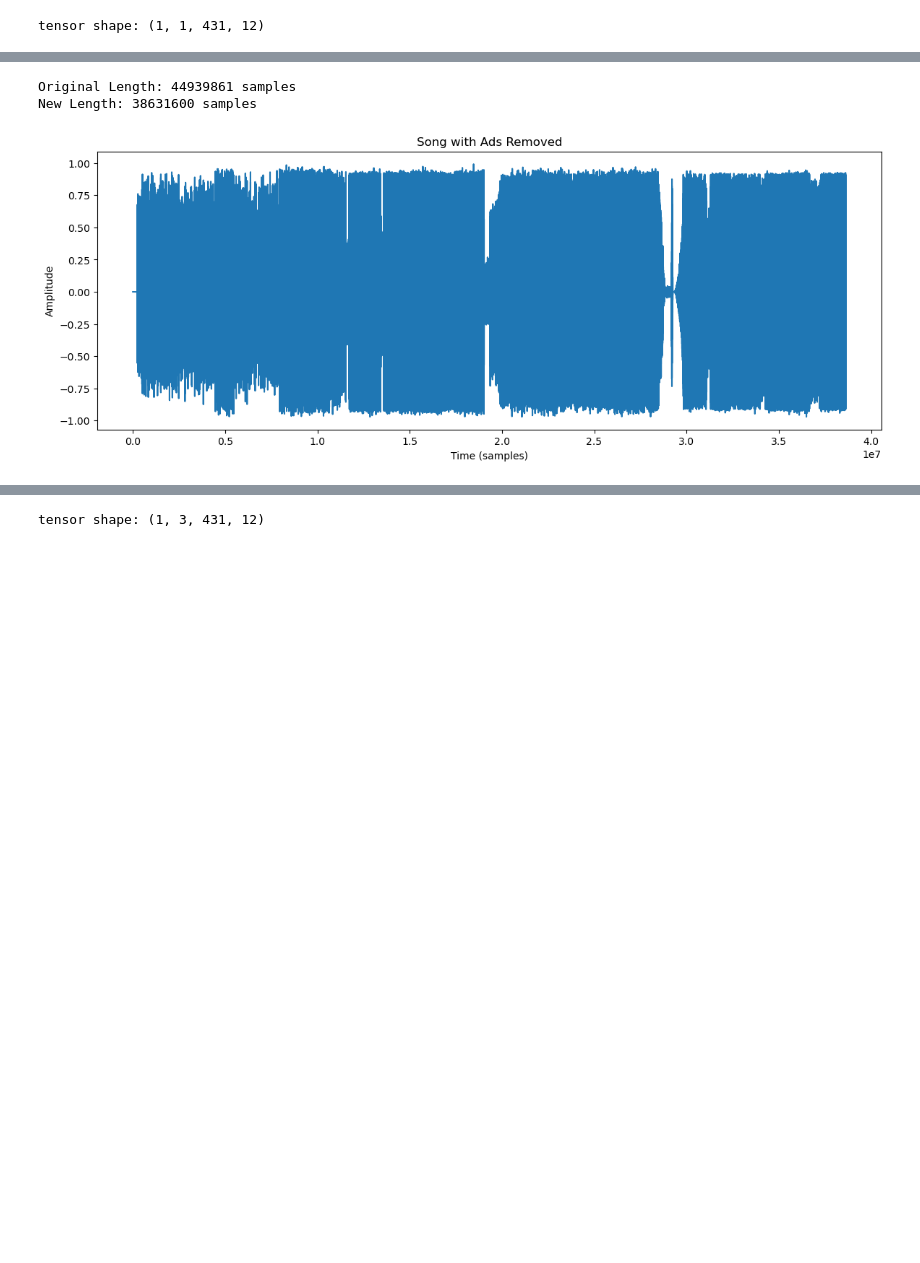
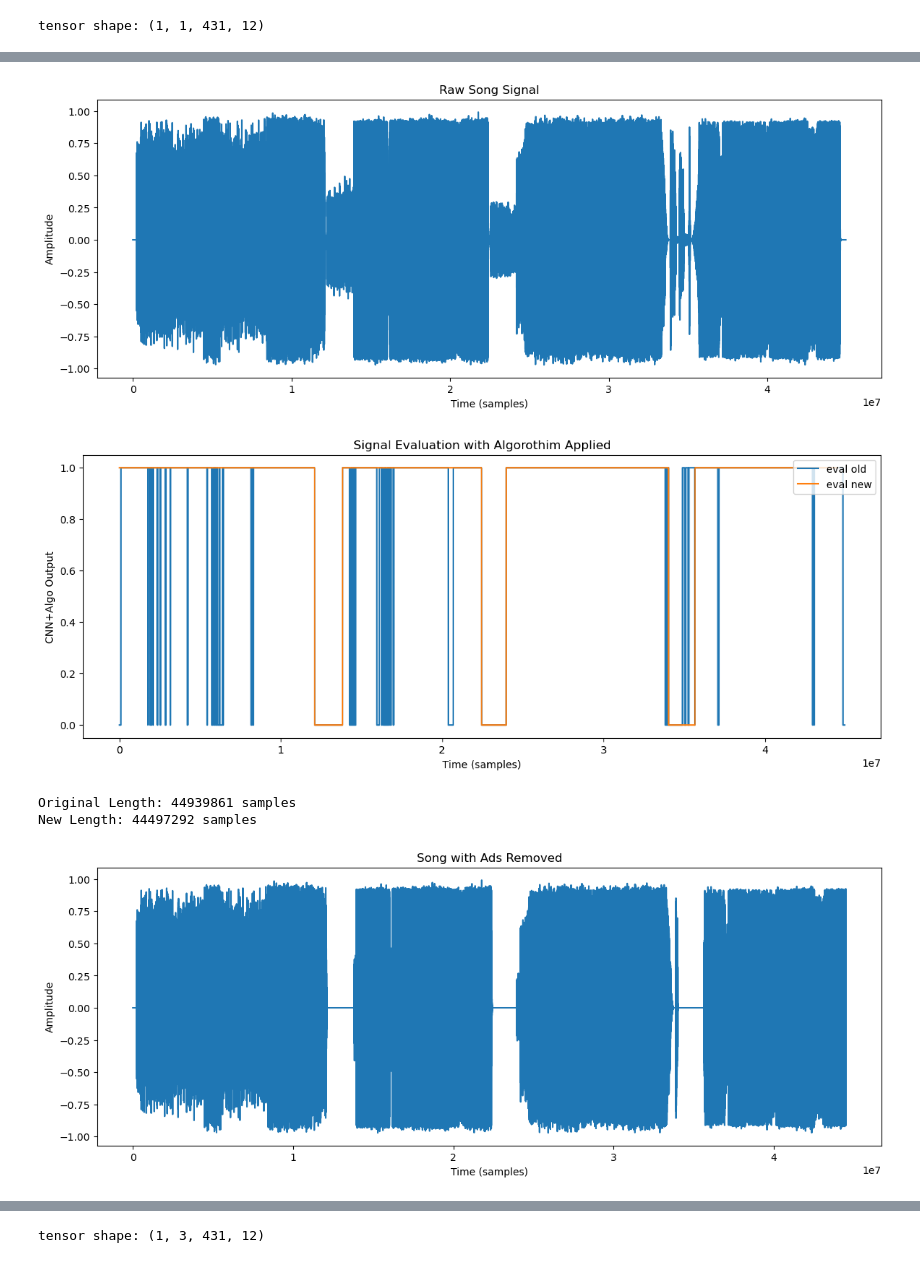
Before and after one commit to sion23/radio-adblock, a Jupyter notebook: cnn_test_complex.ipynb, the cells around one changed output, grey strips where cells are left out. Saved outputs shown, nothing was run; the diff lists cells and outputs as text; code cells hidden in the pictures; blank space fills up the shorter version.

Commit message:
get model metrics + cnn interpreting algo

```diff
--- a/cnn_test_complex.ipynb
+++ b/cnn_test_complex.ipynb
@@ -272,31 +282,63 @@ plt.show()
 # %%
-# remove Ads (MFCC)
+# remove Ads 1 (MFCC)
+algo_eval_mfcc = []
+state = 1
+song_tally = 0
+ad_tally = 0
+threshold = 10*sr # 10 consecutive seconds
+
+for i in range(threshold, len(audio_eval_mfcc)):
+    if(state == 0):
+        algo_eval_mfcc.append(0)
+    else:
+        algo_eval_mfcc.append(1)
+    if(audio_eval_mfcc[i] == 0):
+        song_tally = 0
+        ad_tally += 1
+    else:
+        ad_tally = 0
+        song_tally += 1
+    if(song_tally == threshold):
+        state = 1
+    elif(ad_tally == threshold):
+        state = 0
+
+plt.figure(figsize=(14, 5))
+plt.plot(audio)
+plt.xlabel('Time (samples)')
+plt.ylabel('Amplitude')
+plt.title('Raw Song Signal')
+plt.show()
+
+#plot eval old + new
+plt.figure(figsize=(14, 5))
+plt.plot(audio_eval_mfcc, label='eval old')
+plt.plot(algo_eval_mfcc, label='eval new')
+plt.legend(loc='upper right')
+plt.xlabel('Time (samples)')
+plt.ylabel('CNN+Algo Output')
+plt.title('Signal Evaluation with Algorothim Applied')
+plt.show()
+
 audio_out_mfcc = []
-audio_out_mfcc.extend(audio[0:win_length])
-song_val = [1]
-threshold = win_div//2
-for i in range(win_div, len(audio_eval_mfcc) - win_div):
-    count = 0
-    for j in range(i-(win_div//2), i+(win_div//2)):
-        if(audio_eval_mfcc[j] == song_val):
-            count += 1
-    # if majority of overlapping windows say song
-    if(count > threshold):
-        audio_out_mfcc.extend(audio[(window_stride*i):(window_stride*(i+1))])
+for i in range(0, len(algo_eval_mfcc)):
+    if(algo_eval_mfcc[i] == 0):
+        audio_out_mfcc.append(0)
+    else:
+        audio_out_mfcc.append(audio[i])
 
 print(f"Original Length: {len(audio)} samples")
 print(f"New Length: {len(audio_out_mfcc)} samples")
 
 plt.figure(figsize=(14, 5))
 plt.plot(audio_out_mfcc)
 plt.xlabel('Time (samples)')
 plt.ylabel('Amplitude')
 plt.title('Song with Ads Removed')
 plt.show()
-
-audio_out_mfcc = np.array(audio_out_mfcc, dtype=np.float32)
-wavfile.write(os.path.join("testing_audio", "mfcc_output.wav"), sr, audio_out_mfcc)
 # %% [output]
+[figure, new version]
+[figure, added]
 Original Length: 44939861 samples
-New Length: 38631600 samples
+New Length: 44497292 samples
-[figure, old version]
+[figure, added]
```
Also changed, not shown: parts of 16 cells of this notebook, 1 other file.
